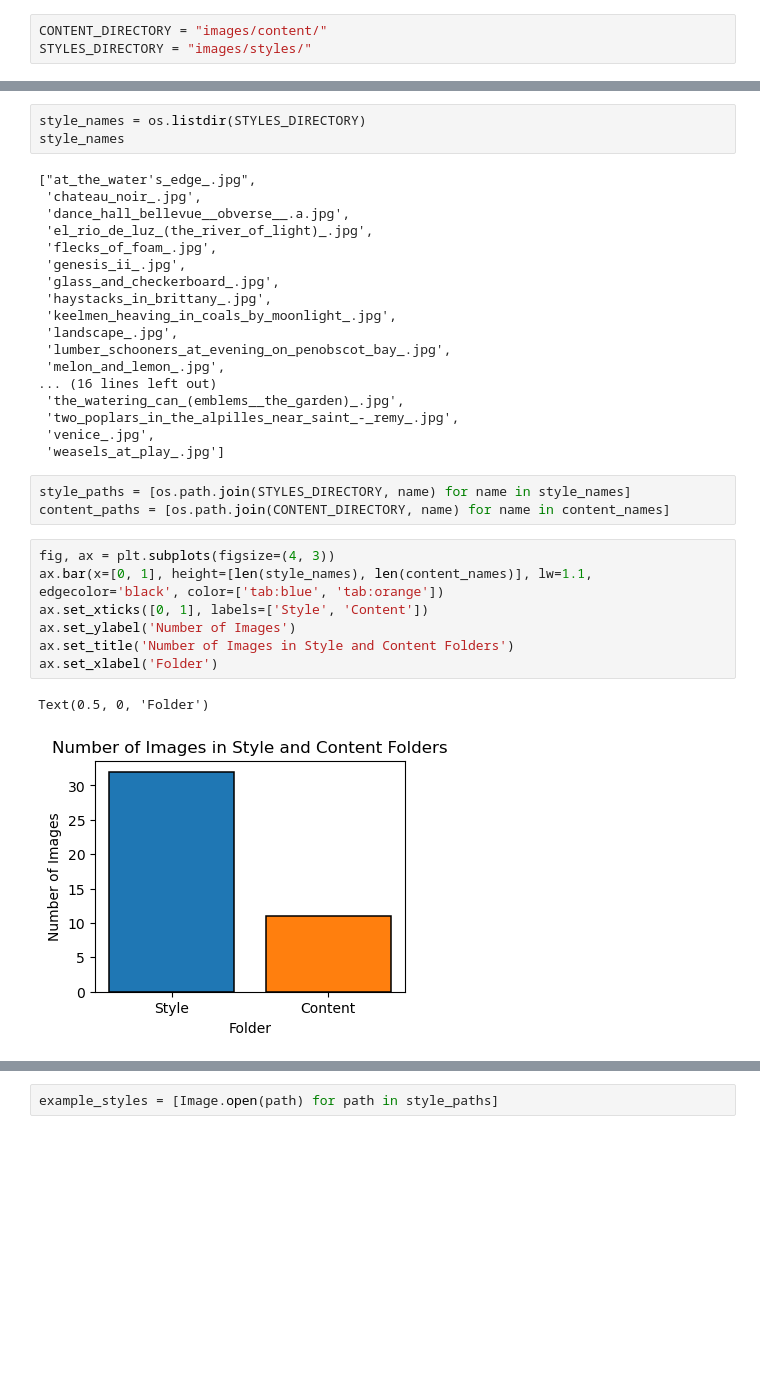
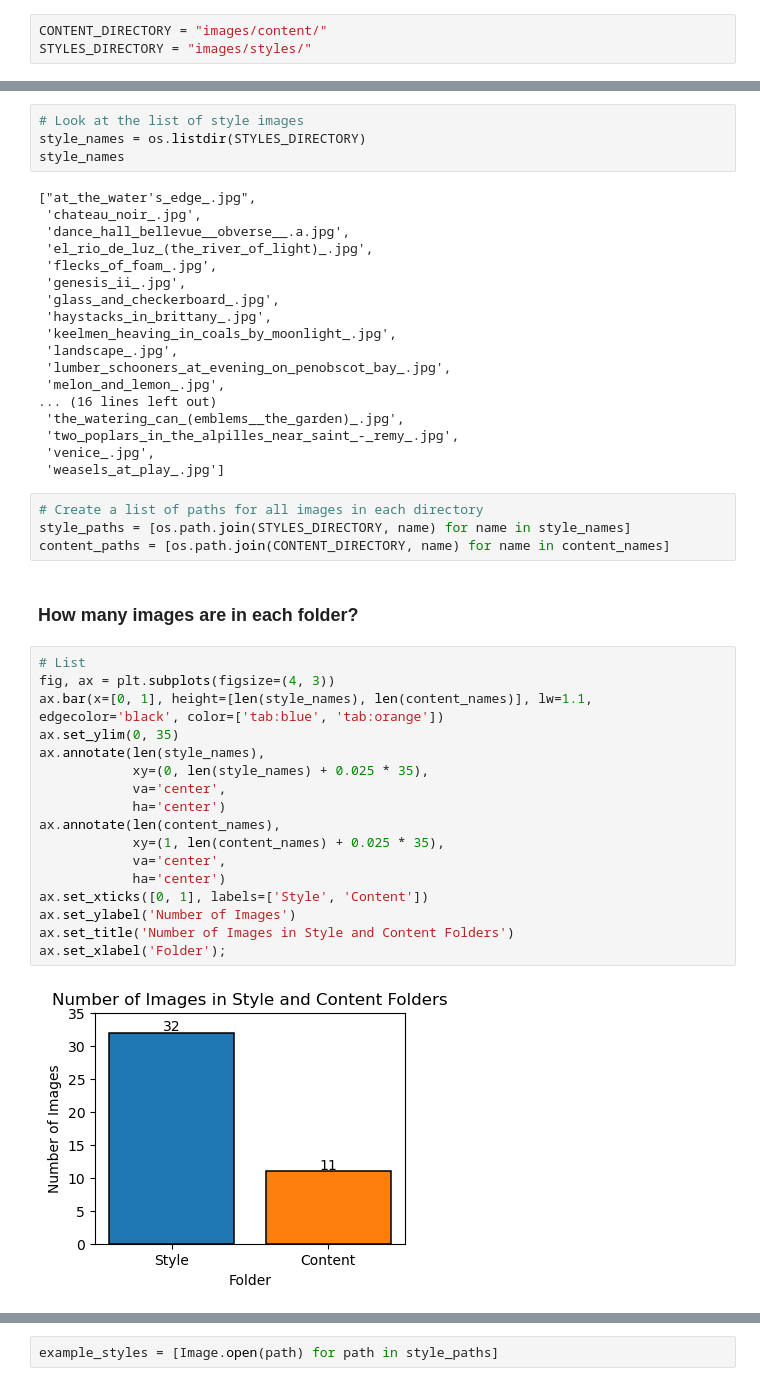
Before and after one commit to TrinityGahagen2K/neural-style-transfer-app, a Jupyter notebook: research_notebook.ipynb, the cells around one changed output, grey strips where cells are left out. Cells and saved outputs as stored; diff of their text form; blank space fills up the shorter version.

```diff
--- a/research_notebook.ipynb
+++ b/research_notebook.ipynb
@@ -42,6 +46,7 @@ content_names
  'seashell.jpg',
  'sunset.jpg']
 # %%
+# Look at the list of style images
 style_names = os.listdir(STYLES_DIRECTORY)
 style_names
 # %% [output]
@@ -63,15 +68,27 @@ style_names
  'venice_.jpg',
  'weasels_at_play_.jpg']
 # %%
+# Create a list of paths for all images in each directory
 style_paths = [os.path.join(STYLES_DIRECTORY, name) for name in style_names]
 content_paths = [os.path.join(CONTENT_DIRECTORY, name) for name in content_names]
+# %% [markdown]
+### How many images are in each folder?
 # %%
+# List
 fig, ax = plt.subplots(figsize=(4, 3))
 ax.bar(x=[0, 1], height=[len(style_names), len(content_names)], lw=1.1, edgecolor='black', color=['tab:blue', 'tab:orange'])
+ax.set_ylim(0, 35)
+ax.annotate(len(style_names),
+            xy=(0, len(style_names) + 0.025 * 35),
+            va='center',
+            ha='center')
+ax.annotate(len(content_names),
+            xy=(1, len(content_names) + 0.025 * 35),
+            va='center',
+            ha='center')
 ax.set_xticks([0, 1], labels=['Style', 'Content'])
 ax.set_ylabel('Number of Images')
 ax.set_title('Number of Images in Style and Content Folders')
-ax.set_xlabel('Folder')
+ax.set_xlabel('Folder');
 # %% [output]
-Text(0.5, 0, 'Folder')
-[figure, old version]
+[figure, new version]
```
Also changed, not shown: parts of 14 cells of this notebook.
